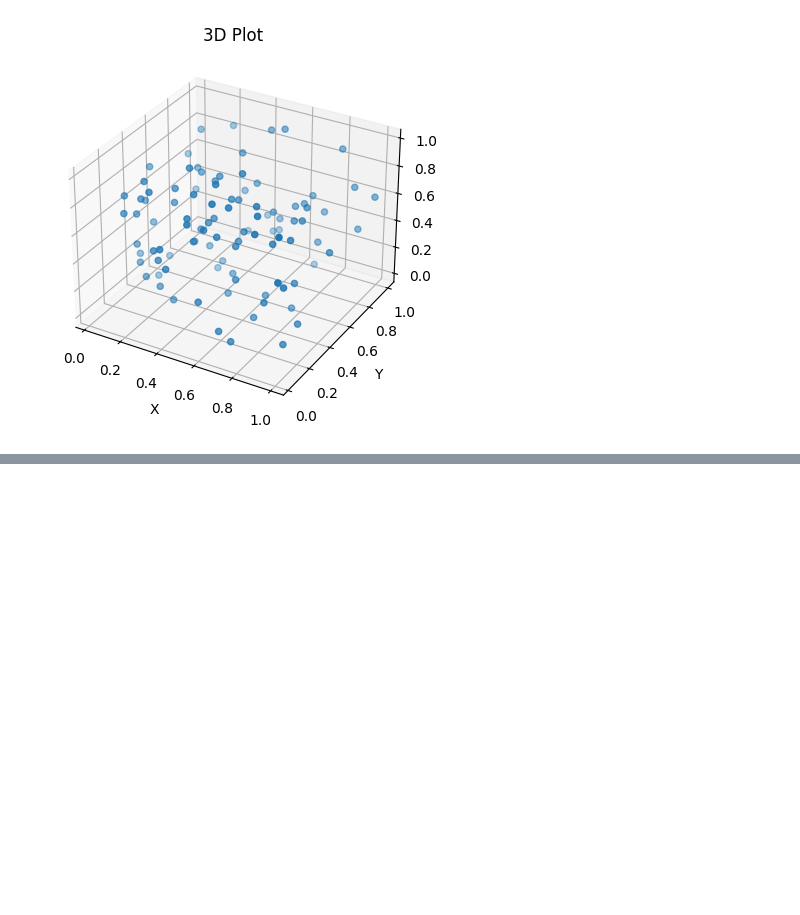
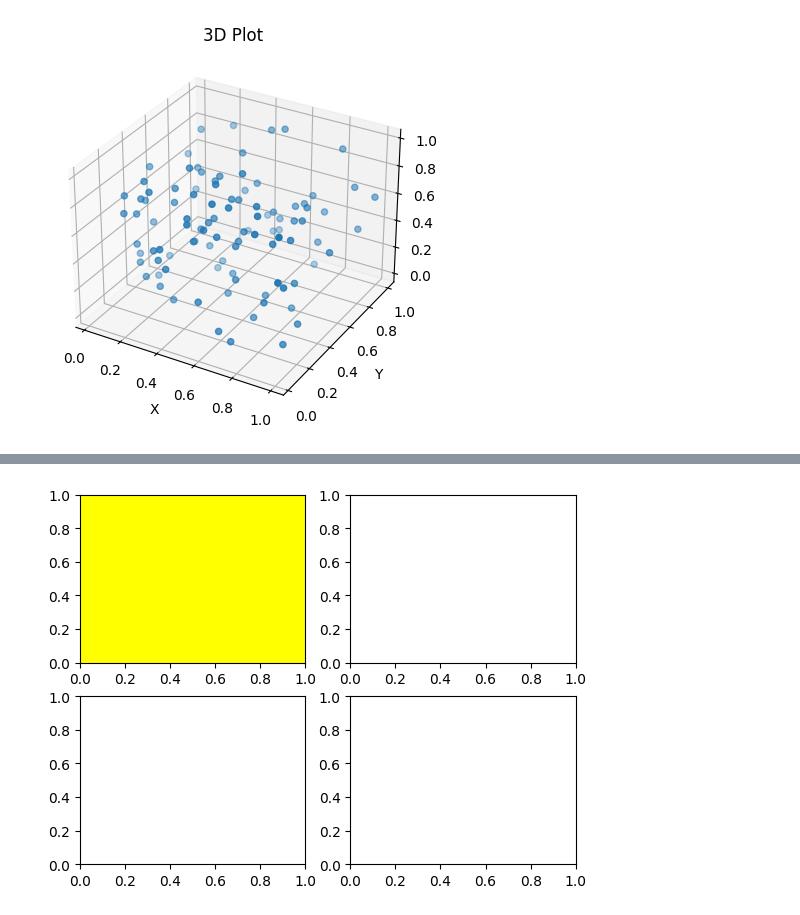
Before and after one commit to pauldebayan/ml_notebooks, a Jupyter notebook: Matplotlib.ipynb, the cells around one changed output, grey strips where cells are left out. Drawn from its saved outputs; the diff is of its cells as text; code cells hidden in the pictures; blank space fills up the shorter version.

```diff
--- a/Matplotlib.ipynb
+++ b/Matplotlib.ipynb
@@ -248,0 +266,7 @@ Text(0.5, 0, 'Z')
+# %%
+# Multiple Rows
+
+fig, axs = plt.subplots(2, 2)
+axs[0, 0].set_facecolor('yellow') # row, column
+# %% [output]
+[figure, added]
```
Also changed, not shown: parts of 1 cell of this notebook, 3 other files.
